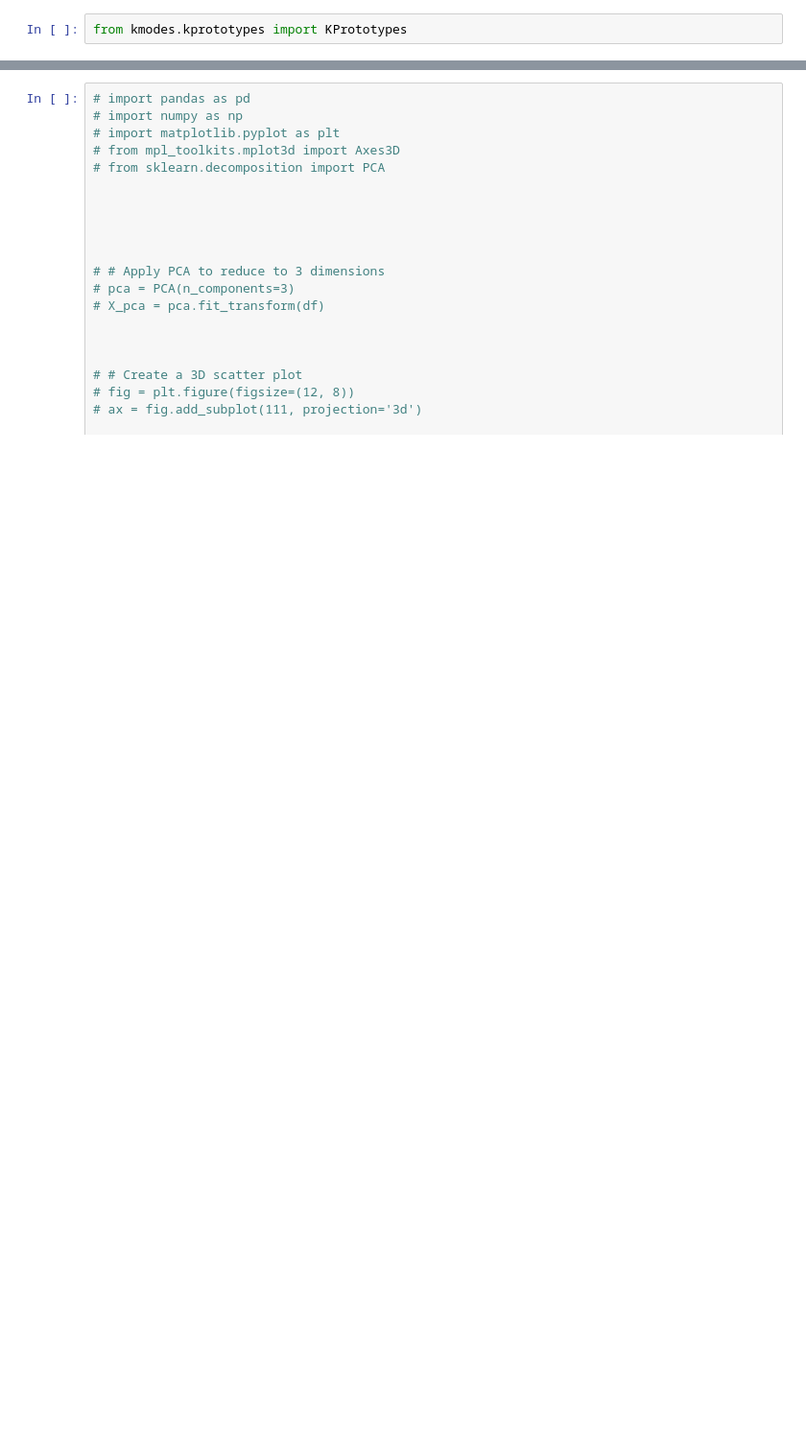
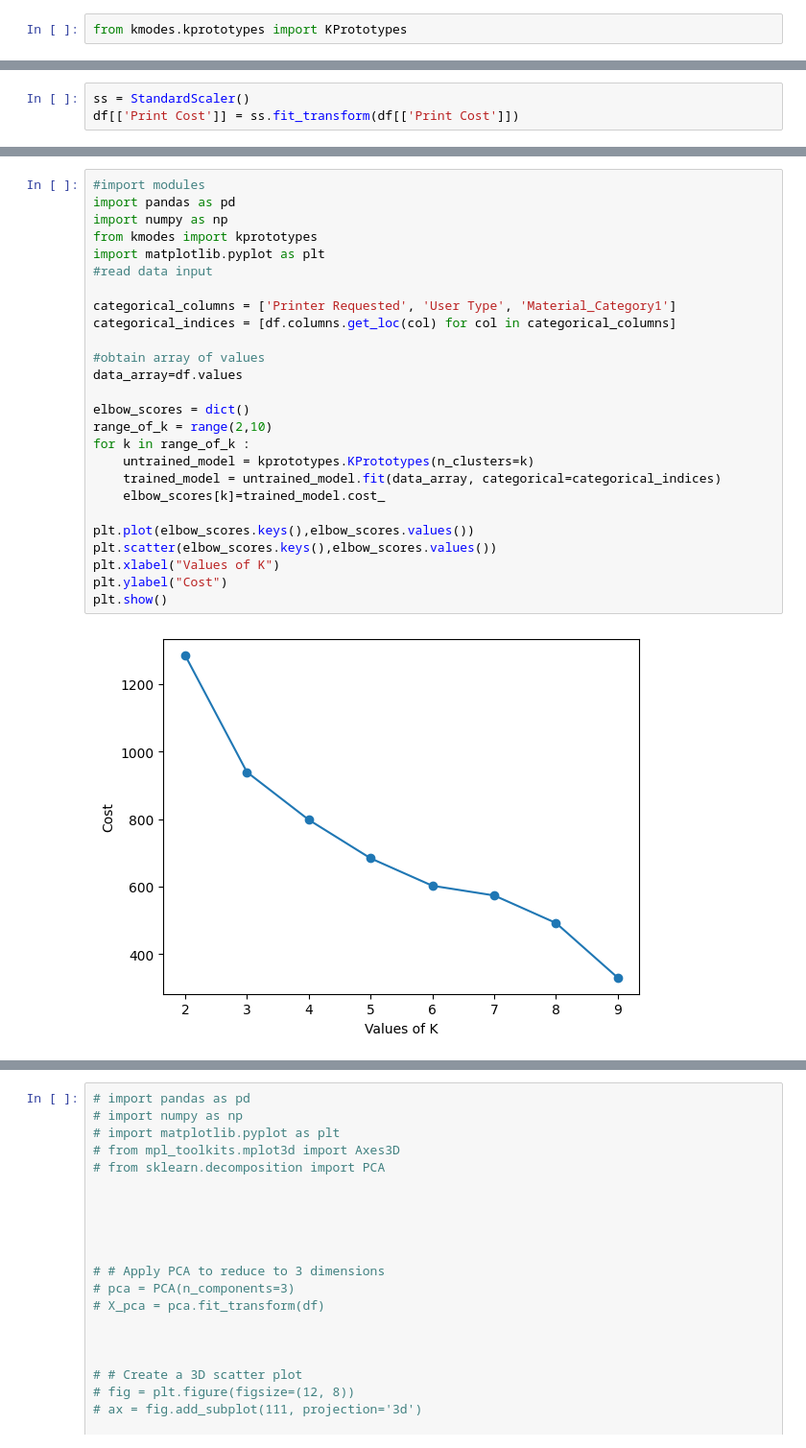
Before and after one commit to MarMar888/ECEDesignLabProj, a Jupyter notebook: kmodes.ipynb, the cells around one changed output, grey strips where cells are left out. Shown: that part at 96% size. Cells and saved outputs as stored; diff of their text form; blank space fills up the shorter version.

```diff
--- a/kmodes.ipynb
+++ b/kmodes.ipynb
@@ -46,0 +23,3 @@ NotImplementedError: No categorical data selected, effectively doing k-means. Pr
+# %%
+ss = StandardScaler()
+df[['Print Cost']] = ss.fit_transform(df[['Print Cost']])
@@ -46,0 +35,28 @@ NotImplementedError: No categorical data selected, effectively doing k-means. Pr
+# %%
+#import modules
+import pandas as pd
+import numpy as np
+from kmodes import kprototypes
+import matplotlib.pyplot as plt
+#read data input
+
+categorical_columns = ['Printer Requested', 'User Type', 'Material_Category1']
+categorical_indices = [df.columns.get_loc(col) for col in categorical_columns]
+
+#obtain array of values
+data_array=df.values
+
+elbow_scores = dict()
+range_of_k = range(2,10)
+for k in range_of_k :
+    untrained_model = kprototypes.KPrototypes(n_clusters=k)
+    trained_model = untrained_model.fit(data_array, categorical=categorical_indices)
+    elbow_scores[k]=trained_model.cost_
+
+plt.plot(elbow_scores.keys(),elbow_scores.values())
+plt.scatter(elbow_scores.keys(),elbow_scores.values())
+plt.xlabel("Values of K")
+plt.ylabel("Cost")
+plt.show()
+# %% [output]
+[figure, added]
```
Also changed, not shown: parts of 9 cells of this notebook, 3 other files.
